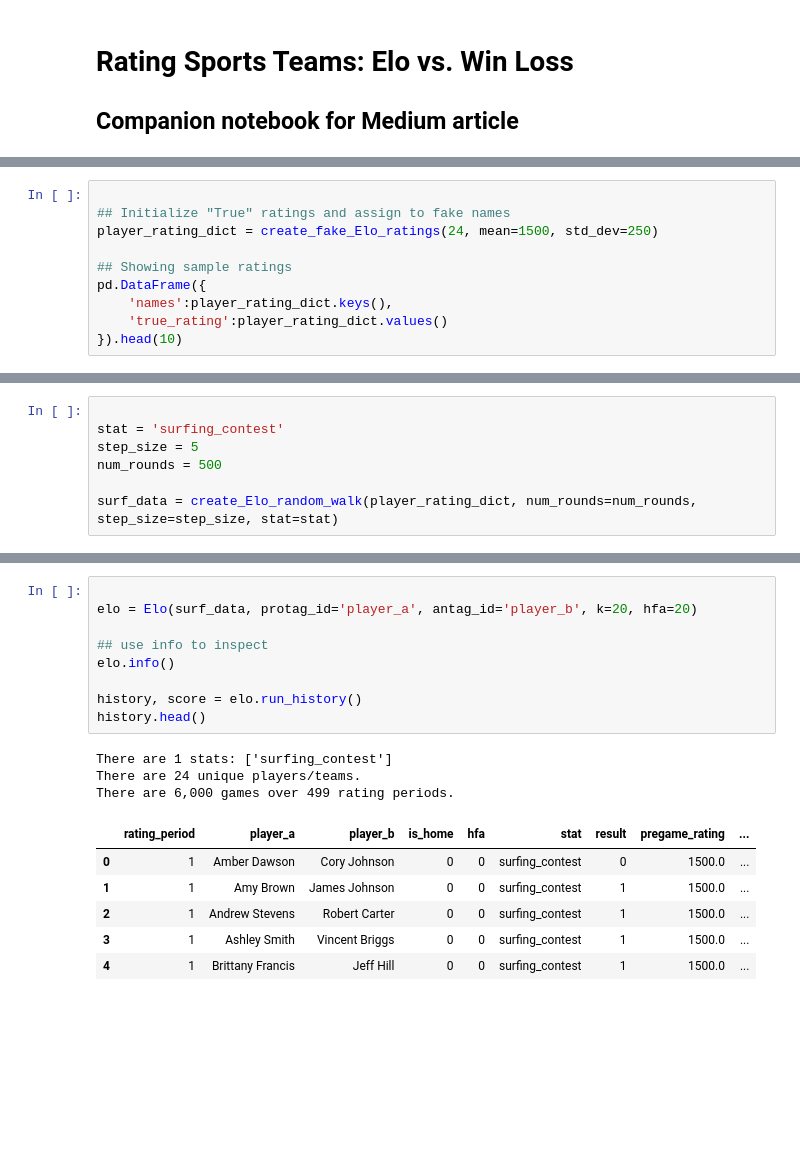
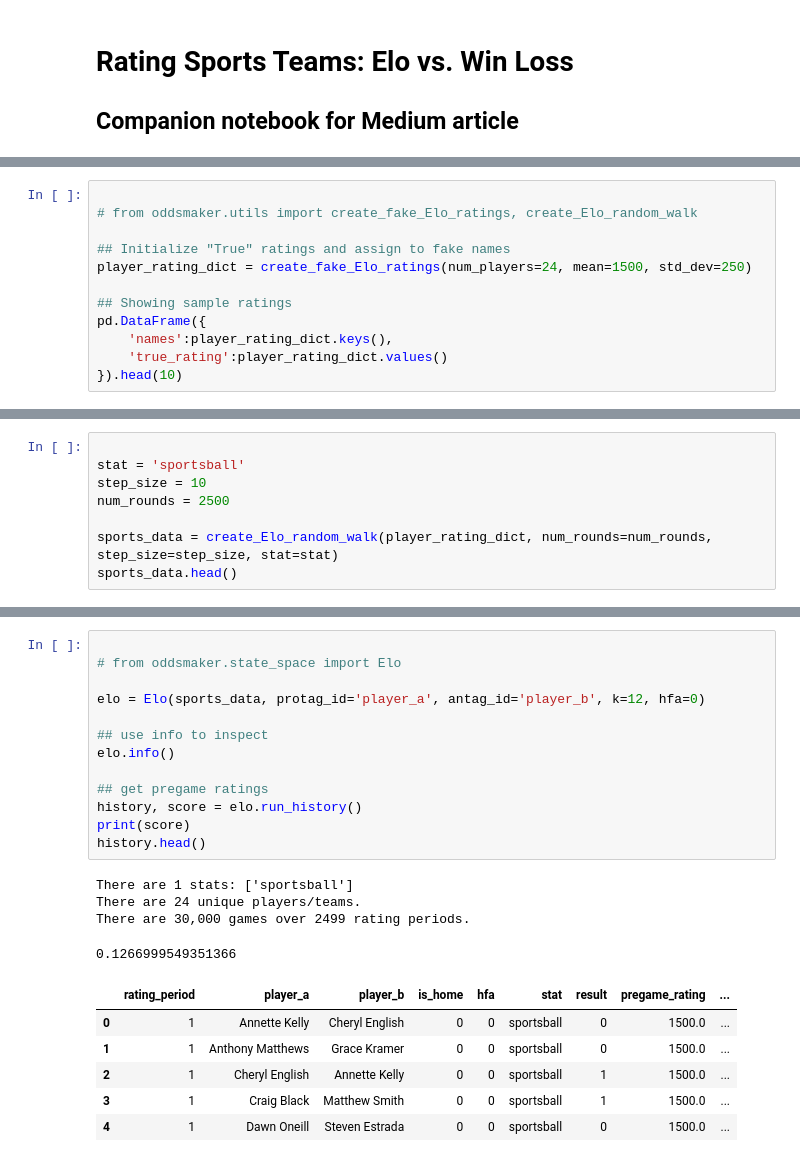
Before and after one commit to btatkinson/oddsmaker, a Jupyter notebook: medium/Rating Sports Teams Elo vs. Win Loss.ipynb, the cells around one changed output, grey strips where cells are left out. Cells and saved outputs as stored; diff of their text form; blank space fills up the shorter version.

```diff
--- a/medium/Rating Sports Teams Elo vs. Win Loss.ipynb
+++ b/medium/Rating Sports Teams Elo vs. Win Loss.ipynb
@@ -19,7 +57,9 @@ from utils import create_fake_Elo_ratings, create_Elo_random_walk
 # %%
 
+# from oddsmaker.utils import create_fake_Elo_ratings, create_Elo_random_walk
+
 ## Initialize "True" ratings and assign to fake names
-player_rating_dict = create_fake_Elo_ratings(24, mean=1500, std_dev=250)
+player_rating_dict = create_fake_Elo_ratings(num_players=24, mean=1500, std_dev=250)
 
 ## Showing sample ratings
 pd.DataFrame({
@@ -44,7 +84,8 @@ The function below creates a random walk where after each rating period a player
 # %%
 
-stat = 'surfing_contest'
-step_size = 5
-num_rounds = 500
+stat = 'sportsball'
+step_size = 10
+num_rounds = 2500
 
-surf_data = create_Elo_random_walk(player_rating_dict, num_rounds=num_rounds, step_size=step_size, stat=stat)
+sports_data = create_Elo_random_walk(player_rating_dict, num_rounds=num_rounds, step_size=step_size, stat=stat)
+sports_data.head()
@@ -51,21 +121,26 @@ surf_data = create_Elo_random_walk(player_rating_dict, num_rounds=num_rounds, st
 # %%
 
-elo = Elo(surf_data, protag_id='player_a', antag_id='player_b', k=20, hfa=20)
+# from oddsmaker.state_space import Elo
+
+elo = Elo(sports_data, protag_id='player_a', antag_id='player_b', k=12, hfa=0)
 
 ## use info to inspect
 elo.info()
 
+## get pregame ratings
 history, score = elo.run_history()
+print(score)
 history.head()
 # %% [output]
-There are 1 stats: ['surfing_contest']
+There are 1 stats: ['sportsball']
 There are 24 unique players/teams.
-There are 6,000 games over 499 rating periods.
+There are 30,000 games over 2499 rating periods.
+0.1266999549351366
 |  | rating_period | player_a | player_b | is_home | hfa | stat | result | pregame_rating | ... |
-| 0 | 1 | Amber Dawson | Cory Johnson | 0 | 0 | surfing_contest | 0 | 1500.0 | ... |
-| 1 | 1 | Amy Brown | James Johnson | 0 | 0 | surfing_contest | 1 | 1500.0 | ... |
-| 2 | 1 | Andrew Stevens | Robert Carter | 0 | 0 | surfing_contest | 1 | 1500.0 | ... |
-| 3 | 1 | Ashley Smith | Vincent Briggs | 0 | 0 | surfing_contest | 1 | 1500.0 | ... |
-| 4 | 1 | Brittany Francis | Jeff Hill | 0 | 0 | surfing_contest | 1 | 1500.0 | ... |
+| 0 | 1 | Annette Kelly | Cheryl English | 0 | 0 | sportsball | 0 | 1500.0 | ... |
+| 1 | 1 | Anthony Matthews | Grace Kramer | 0 | 0 | sportsball | 0 | 1500.0 | ... |
+| 2 | 1 | Cheryl English | Annette Kelly | 0 | 0 | sportsball | 1 | 1500.0 | ... |
+| 3 | 1 | Craig Black | Matthew Smith | 0 | 0 | sportsball | 1 | 1500.0 | ... |
+| 4 | 1 | Dawn Oneill | Steven Estrada | 0 | 0 | sportsball | 0 | 1500.0 | ... |
 # %%
 
```
Also changed, not shown: parts of 28 cells of this notebook, 1 other file.
